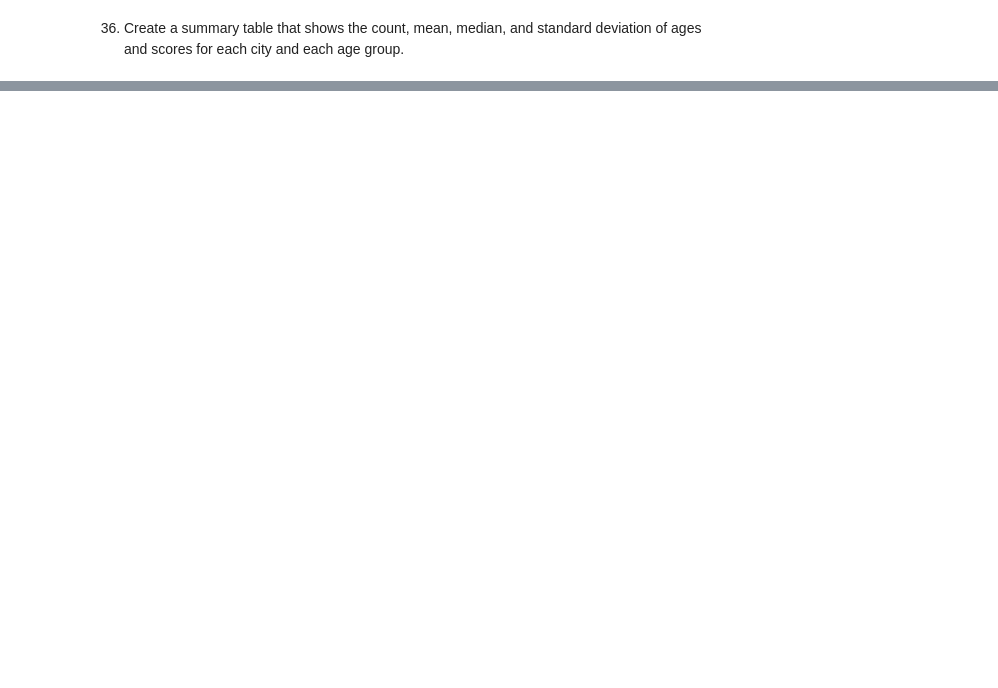
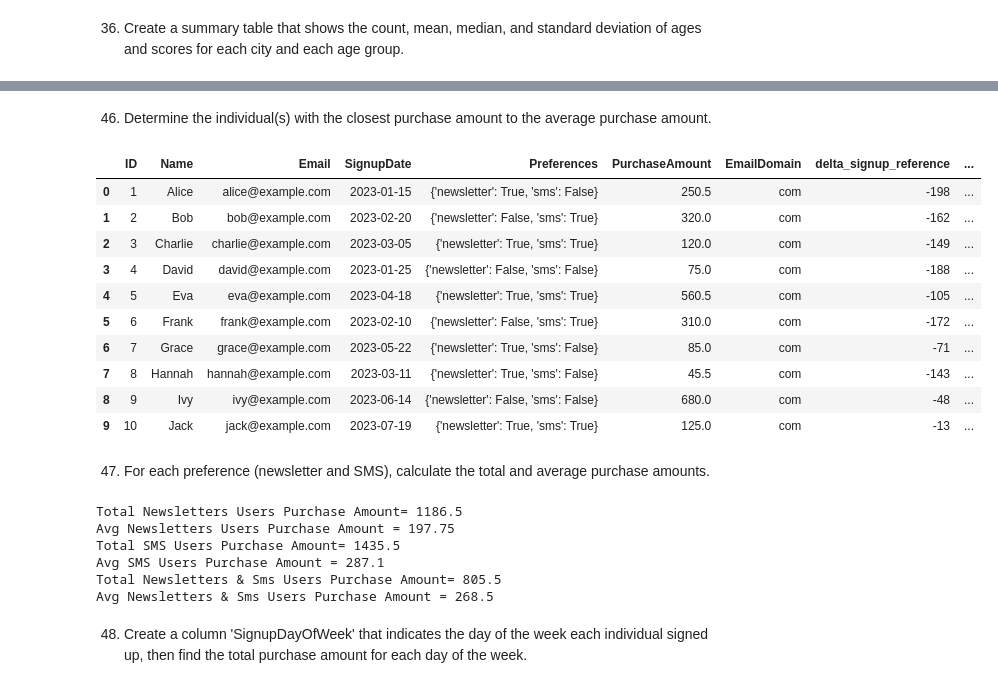
Before and after one commit to RayirthSoni/EDA-Practise, a Jupyter notebook: Code/pandas-practise.ipynb, the cells around one changed output, grey strips where cells are left out. Saved outputs shown, nothing was run; the diff lists cells and outputs as text; code cells hidden in the pictures; blank space fills up the shorter version.

```diff
--- a/Code/pandas-practise.ipynb
+++ b/Code/pandas-practise.ipynb
@@ -258,0 +602,3 @@ lowest_scorers_data
+# %%
+data["EmailDomain"] = data["Email"].str.split(".", expand=True)[1]
+data
@@ -258,0 +645,3 @@ lowest_scorers_data
+# %%
+data["delta_signup_reference"] = (data["SignupDate"] - pd.Timestamp(2023, 8, 1)).dt.days
+data
@@ -258,0 +662,4 @@ lowest_scorers_data
+# %%
+data["SignupMonth"] = data["SignupDate"].dt.strftime("%Y-%m")
+total_purchase_per_month = data.groupby("SignupMonth")["PurchaseAmount"].sum()
+total_purchase_per_month
@@ -258,0 +676,53 @@ lowest_scorers_data
+# %% [markdown]
+46. Determine the individual(s) with the closest purchase amount to the average purchase amount.
+# %%
+data
+# %% [output]
+|  | ID | Name | Email | SignupDate | Preferences | PurchaseAmount | EmailDomain | delta_signup_reference | ... |
+| 0 | 1 | Alice | alice@example.com | 2023-01-15 | {'newsletter': True, 'sms': False} | 250.5 | com | -198 | ... |
+| 1 | 2 | Bob | bob@example.com | 2023-02-20 | {'newsletter': False, 'sms': True} | 320.0 | com | -162 | ... |
+| 2 | 3 | Charlie | charlie@example.com | 2023-03-05 | {'newsletter': True, 'sms': True} | 120.0 | com | -149 | ... |
+| 3 | 4 | David | david@example.com | 2023-01-25 | {'newsletter': False, 'sms': False} | 75.0 | com | -188 | ... |
+| 4 | 5 | Eva | eva@example.com | 2023-04-18 | {'newsletter': True, 'sms': True} | 560.5 | com | -105 | ... |
+| 5 | 6 | Frank | frank@example.com | 2023-02-10 | {'newsletter': False, 'sms': True} | 310.0 | com | -172 | ... |
+| 6 | 7 | Grace | grace@example.com | 2023-05-22 | {'newsletter': True, 'sms': False} | 85.0 | com | -71 | ... |
+| 7 | 8 | Hannah | hannah@example.com | 2023-03-11 | {'newsletter': True, 'sms': False} | 45.5 | com | -143 | ... |
+| 8 | 9 | Ivy | ivy@example.com | 2023-06-14 | {'newsletter': False, 'sms': False} | 680.0 | com | -48 | ... |
+| 9 | 10 | Jack | jack@example.com | 2023-07-19 | {'newsletter': True, 'sms': True} | 125.0 | com | -13 | ... |
+# %% [markdown]
+47. For each preference (newsletter and SMS), calculate the total and average purchase amounts.
+# %%
+# newsletter users
+total_newsletters_users_purchase = data[newsletter_users]["PurchaseAmount"].sum()
+avg_newsletters_users_purchase = data[newsletter_users]["PurchaseAmount"].mean()
+print(
+    f"Total Newsletters Users Purchase Amount= {total_newsletters_users_purchase}\nAvg Newsletters Users Purchase Amount = {avg_newsletters_users_purchase}"
+)
+
+# sms users
+total_sms_users_purchase = data[sms_users]["PurchaseAmount"].sum()
+avg_sms_users_purchase = data[sms_users]["PurchaseAmount"].mean()
+print(
+    f"Total SMS Users Purchase Amount= {total_sms_users_purchase}\nAvg SMS Users Purchase Amount = {avg_sms_users_purchase}"
+)
+
+# newsletter and sms users
+total_newsletters_sms_users_purchase = data[(newsletter_users) & (sms_users)][
+    "PurchaseAmount"
+].sum()
+avg_newsletters_sms_users_purchase = data[(newsletter_users) & (sms_users)][
+    "PurchaseAmount"
+].mean()
+
+print(
+    f"Total Newsletters & Sms Users Purchase Amount= {total_newsletters_sms_users_purchase}\nAvg Newsletters & Sms Users Purchase Amount = {avg_newsletters_sms_users_purchase}"
+)
+# %% [output]
+Total Newsletters Users Purchase Amount= 1186.5
+Avg Newsletters Users Purchase Amount = 197.75
+Total SMS Users Purchase Amount= 1435.5
+Avg SMS Users Purchase Amount = 287.1
+Total Newsletters & Sms Users Purchase Amount= 805.5
+Avg Newsletters & Sms Users Purchase Amount = 268.5
+# %% [markdown]
+48. Create a column 'SignupDayOfWeek' that indicates the day of the week each individual signed up, then find the total purchase amount for each day of the week.
```
Also changed, not shown: parts of 125 cells of this notebook.
